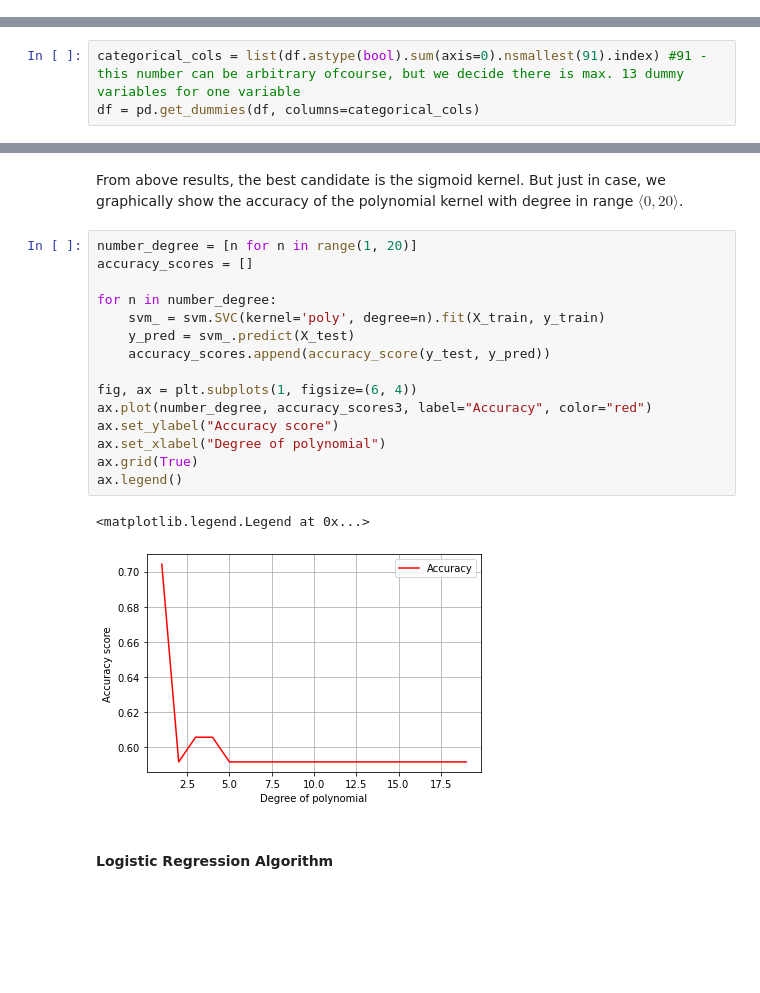
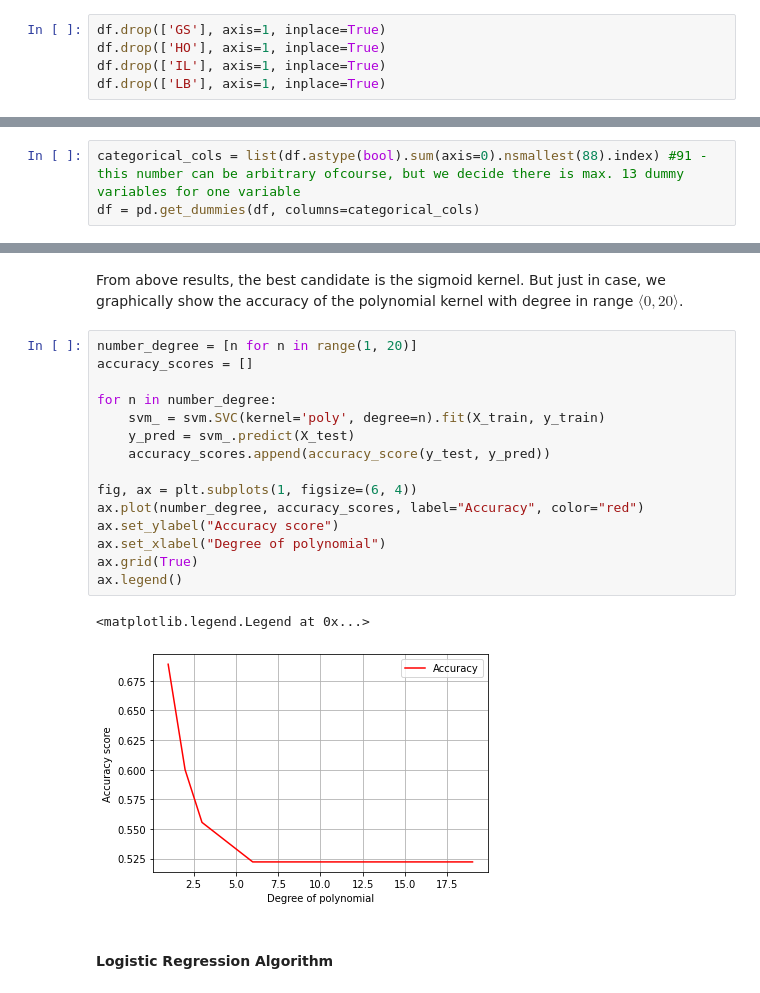
Before and after one commit to anaterovic/UZOP, a Jupyter notebook: code.ipynb, the cells around one changed output, grey strips where cells are left out. Saved outputs shown, nothing was run; the diff lists cells and outputs as text; blank space fills up the shorter version.

```diff
--- a/code.ipynb
+++ b/code.ipynb
@@ -281,0 +295,5 @@ df.drop(['CI'], axis=1, inplace=True)
+# %%
+df.drop(['GS'], axis=1, inplace=True)
+df.drop(['HO'], axis=1, inplace=True)
+df.drop(['IL'], axis=1, inplace=True)
+df.drop(['LB'], axis=1, inplace=True)
@@ -315,5 +333,5 @@ Length: 92, dtype: int64
 # %%
-categorical_cols = list(df.astype(bool).sum(axis=0).nsmallest(91).index) #91 - this number can be arbitrary ofcourse, but we decide there is max. 13 dummy variables for one variable
+categorical_cols = list(df.astype(bool).sum(axis=0).nsmallest(88).index) #91 - this number can be arbitrary ofcourse, but we decide there is max. 13 dummy variables for one variable
 df = pd.get_dummies(df, columns=categorical_cols)
 # %%
 df
@@ -491,21 +493,21 @@ From above results, the best candidate is the sigmoid kernel. But just in case,
 # %%
 number_degree = [n for n in range(1, 20)]
 accuracy_scores = []
 
 for n in number_degree:
     svm_ = svm.SVC(kernel='poly', degree=n).fit(X_train, y_train)
     y_pred = svm_.predict(X_test)
     accuracy_scores.append(accuracy_score(y_test, y_pred))
 
 fig, ax = plt.subplots(1, figsize=(6, 4))
-ax.plot(number_degree, accuracy_scores3, label="Accuracy", color="red")
+ax.plot(number_degree, accuracy_scores, label="Accuracy", color="red")
 ax.set_ylabel("Accuracy score")
 ax.set_xlabel("Degree of polynomial")
 ax.grid(True)
 ax.legend()
 # %% [output]
 <matplotlib.legend.Legend at 0x...>
-[figure, old version]
+[figure, new version]
 # %% [markdown]
 #### Logistic Regression Algorithm
 # %% [markdown]
```
Also changed, not shown: parts of 22 cells of this notebook.
